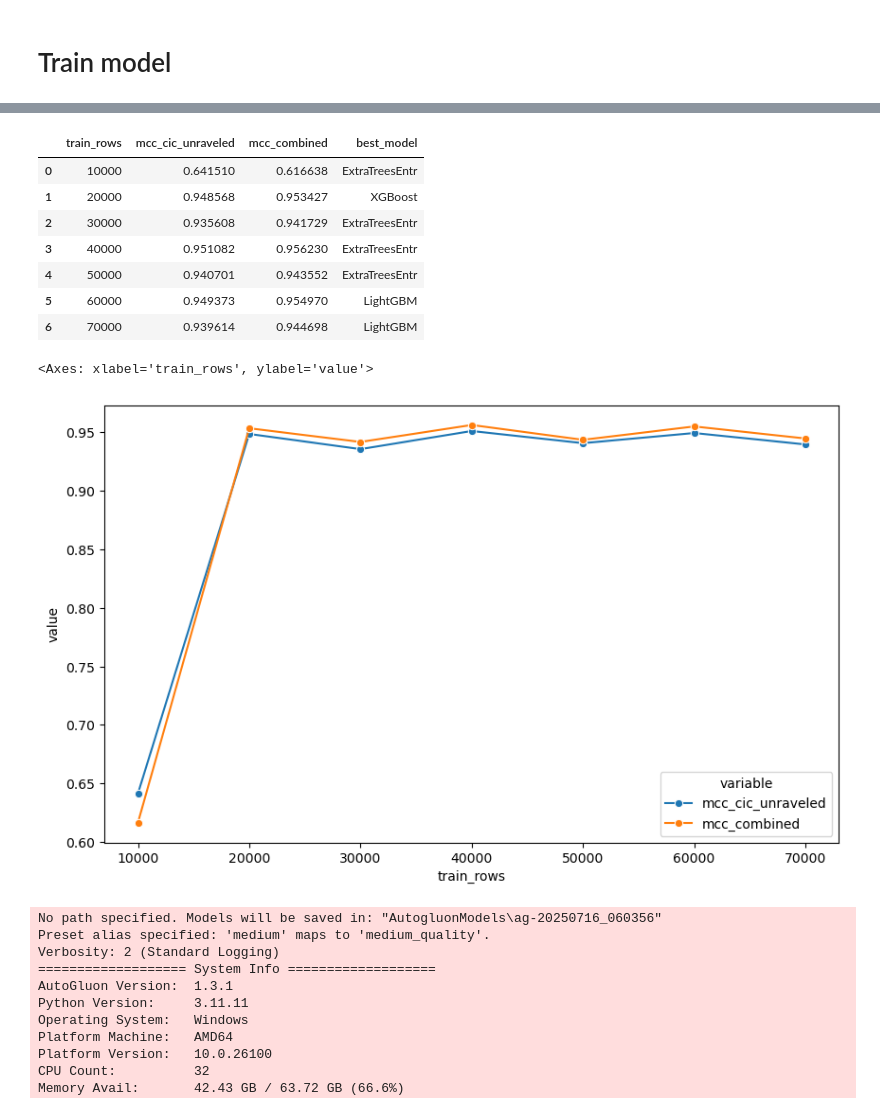
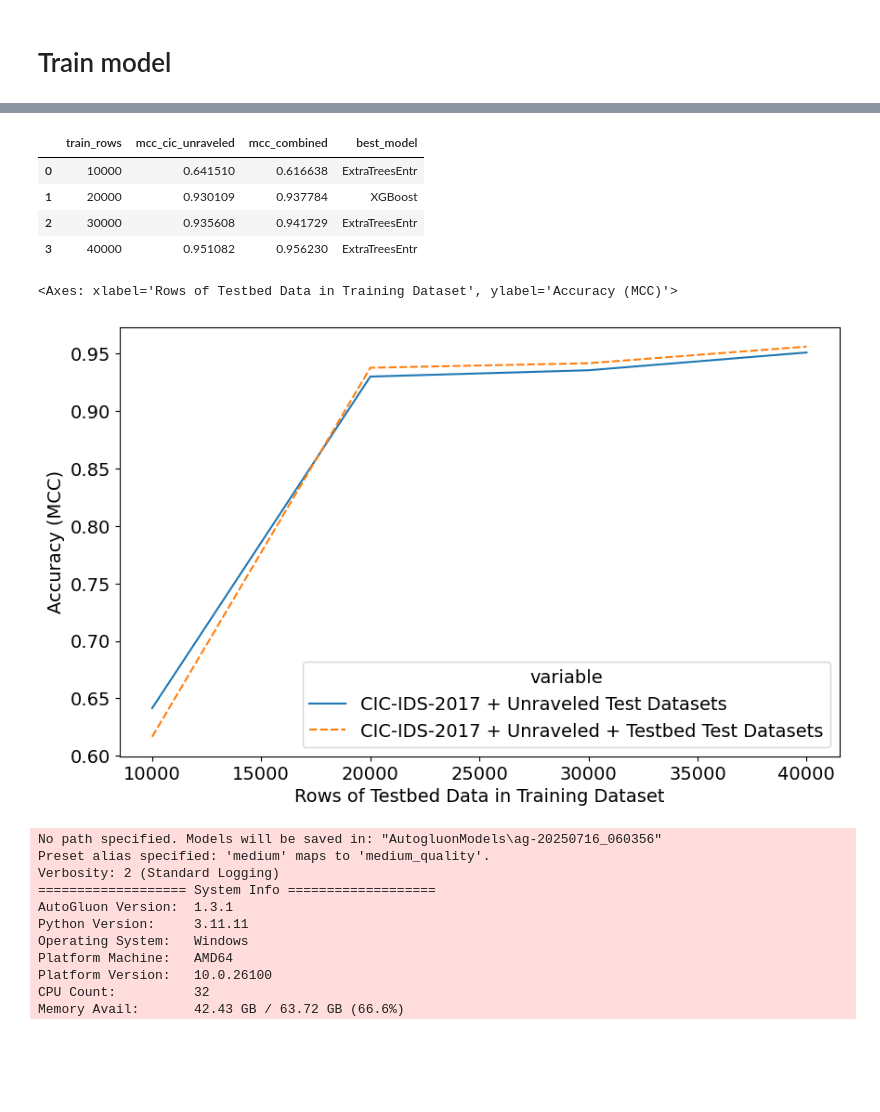
Before and after one commit to navya144/modular_ids_framework, a Jupyter notebook: benign_malicious_model.ipynb, the cells around one changed output, grey strips where cells are left out. Cells and saved outputs as stored; diff of their text form; code cells hidden in the pictures; blank space fills up the shorter version.

```diff
--- a/benign_malicious_model.ipynb
+++ b/benign_malicious_model.ipynb
@@ -66,6 +66,7 @@ import pandas as pd
 from autogluon.tabular import TabularPredictor
 import seaborn as sns
 import matplotlib.pyplot as plt
+plt.rcParams.update({'font.size': 14})
 # %% [markdown]
 # Import training for persistent and non persistent
 # %%
@@ -122,7 +123,7 @@ benign_cic_ids['Label'] = benign_cic_ids['Label'].replace('BENIGN', 'Benign')
 # %%
 results = pd.DataFrame(columns=['train_rows', 'mcc_cic_unraveled', 'mcc_combined', 'best_model'])
 
-for train_rows in range(10000, 80000, 10000):
+for train_rows in range(10000, 50000, 10000):
     combined_train_df = pd.concat([benign_unraveled[:train_rows], benign_cic_ids[:train_rows], malicious_training[:train_rows], malicious_training_testbed[:train_rows]])
     predictor = TabularPredictor(label='Label', eval_metric= 'mcc').fit(combined_train_df[cic_ids_features], presets='medium', fit_weighted_ensemble=False, included_model_types=['GBM', 'XGB', 'FASTAI', 'RF', 'XT', 'KNN'])
 
@@ -272,23 +219,27 @@ results
 # %% [output]
 |  | train_rows | mcc_cic_unraveled | mcc_combined | best_model |
 | 0 | 10000 | 0.641510 | 0.616638 | ExtraTreesEntr |
-| 1 | 20000 | 0.948568 | 0.953427 | XGBoost |
+| 1 | 20000 | 0.930109 | 0.937784 | XGBoost |
 | 2 | 30000 | 0.935608 | 0.941729 | ExtraTreesEntr |
 | 3 | 40000 | 0.951082 | 0.956230 | ExtraTreesEntr |
-| 4 | 50000 | 0.940701 | 0.943552 | ExtraTreesEntr |
-| 5 | 60000 | 0.949373 | 0.954970 | LightGBM |
-| 6 | 70000 | 0.939614 | 0.944698 | LightGBM |
 # %%
 # Melt the DataFrame to have a long format for Seaborn lineplot
 melted_stats = results.melt(id_vars='train_rows',
-                          value_vars=['mcc_cic_unraveled', 'mcc_combined'])
+                          value_vars=['train_rows', 'mcc_cic_unraveled', 'mcc_combined'])
+
+melted_stats = melted_stats.rename(columns={'value': 'Accuracy (MCC)', 'train_rows':'Rows of Testbed Data in Training Dataset'})
+melted_stats = melted_stats.replace({'mcc_cic_unraveled':'CIC-IDS-2017 + Unraveled Test Datasets', 'mcc_combined':'CIC-IDS-2017 + Unraveled + Testbed Test Datasets'})
+# melted_stats.loc[len(melted_stats)] = {'Rows of Testbed Data in Training Dataset':0, 'variable':'Testbed Test Dataset', 'Accuracy (MCC)':0.01}
+# melted_stats.loc[len(melted_stats)] = {'Rows of Testbed Data in Training Dataset':0, 'variable':'CIC-IDS-2017 + Unraveled + Testbed Test Datasets', 'Accuracy (MCC)':0.53}
+# melted_stats.loc[len(melted_stats)] = {'Rows of Testbed Data in Training Dataset':0, 'variable':'CIC-IDS-2017 + Unraveled Test Datasets', 'Accuracy (MCC)':0.99}
 
 # Plot using Seaborn
 plt.figure(figsize=(10, 6))
-sns.lineplot(data=melted_stats, x='train_rows', y='value', hue='variable', marker='o')
+sns.lineplot(data=melted_stats, x='Rows of Testbed Data in Training Dataset', y='Accuracy (MCC)', hue='variable',
+             style='variable')
 # %% [output]
-<Axes: xlabel='train_rows', ylabel='value'>
+<Axes: xlabel='Rows of Testbed Data in Training Dataset', ylabel='Accuracy (MCC)'>
-[figure, old version]
+[figure, new version]
 # %%
 train_rows = 20000
 
```
Also changed, not shown: parts of 1 cell of this notebook, 2 other files.
